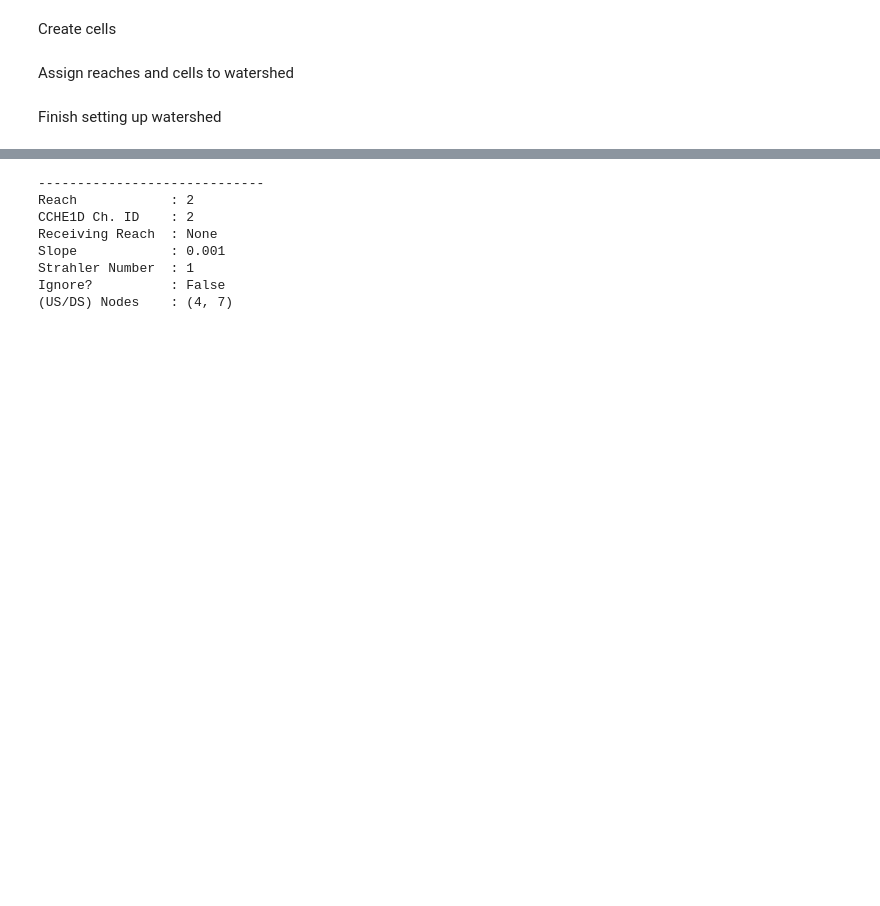
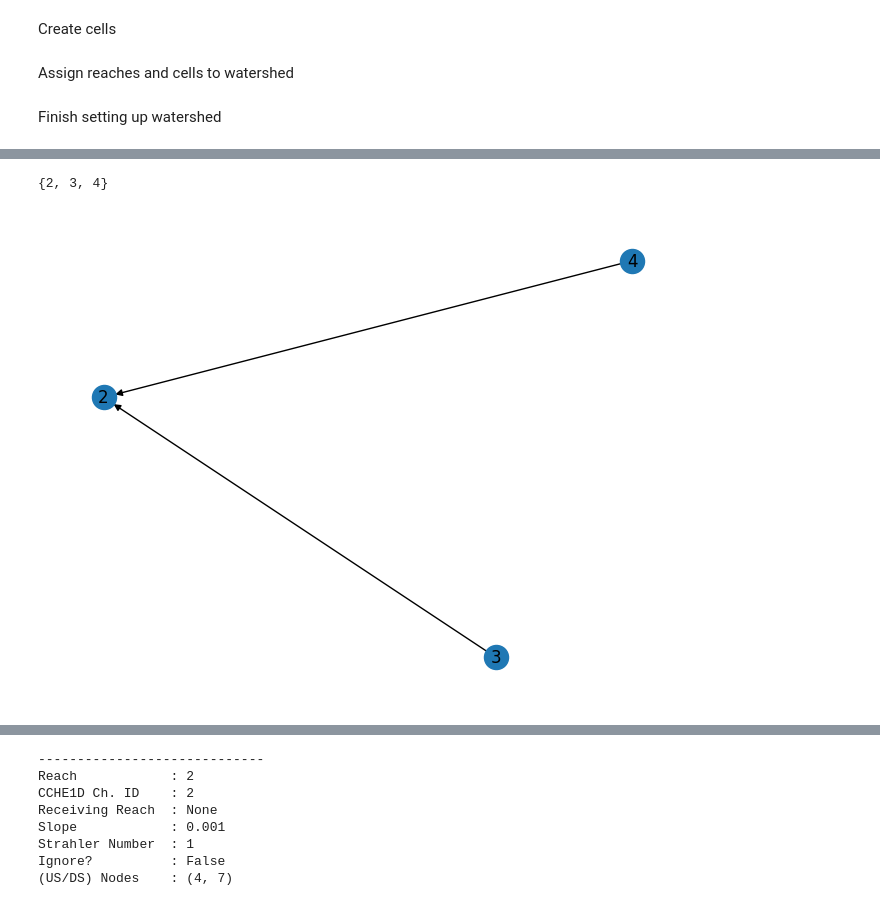
Before and after one commit to LucRSquared/topagnps2cche1d, a Jupyter notebook: notebooks_and_scripts/test_small_object_watershed.ipynb, the cells around one changed output, grey strips where cells are left out. Saved outputs shown, nothing was run; the diff lists cells and outputs as text; code cells hidden in the pictures; blank space fills up the shorter version.

```diff
--- a/notebooks_and_scripts/test_small_object_watershed.ipynb
+++ b/notebooks_and_scripts/test_small_object_watershed.ipynb
@@ -117,0 +120,12 @@ df_nodes
+# %%
+import networkx as nx
+
+
+G = watershed.current_graph
+
+nx.draw(G, with_labels=True)
+
+set(nx.bfs_tree(G.reverse(), 2))
+# %% [output]
+{2, 3, 4}
+[figure, added]
```
Also changed, not shown: parts of 4 cells of this notebook, 3 other files.
